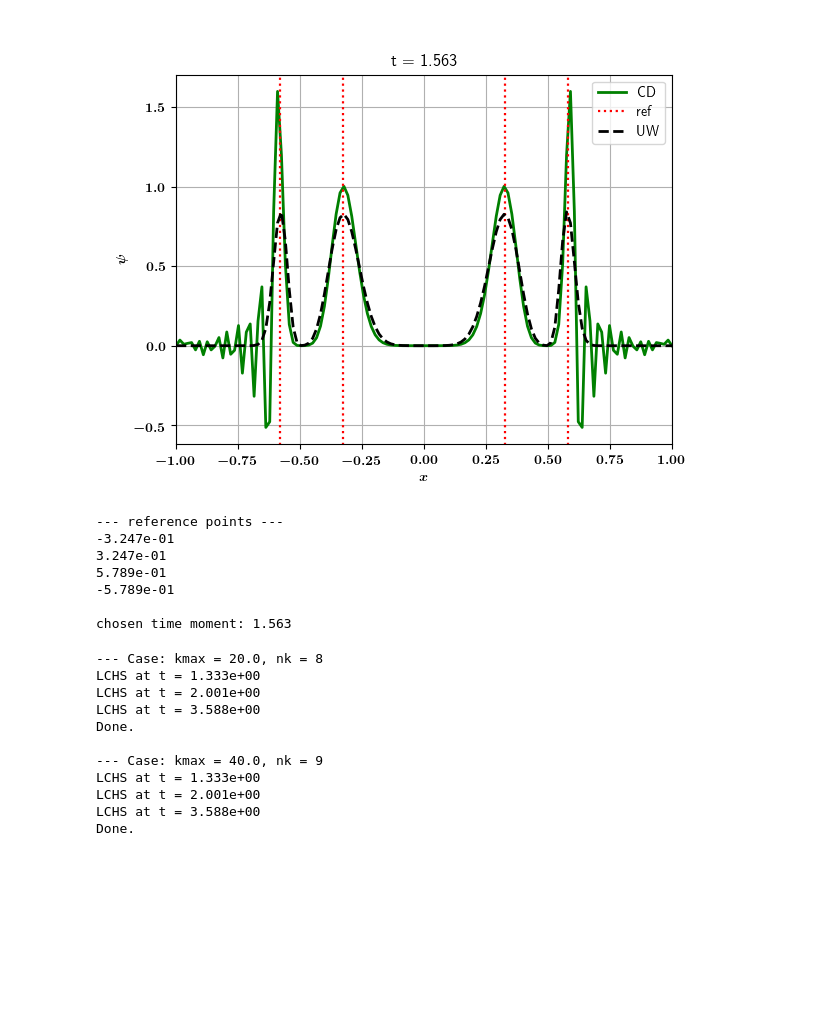
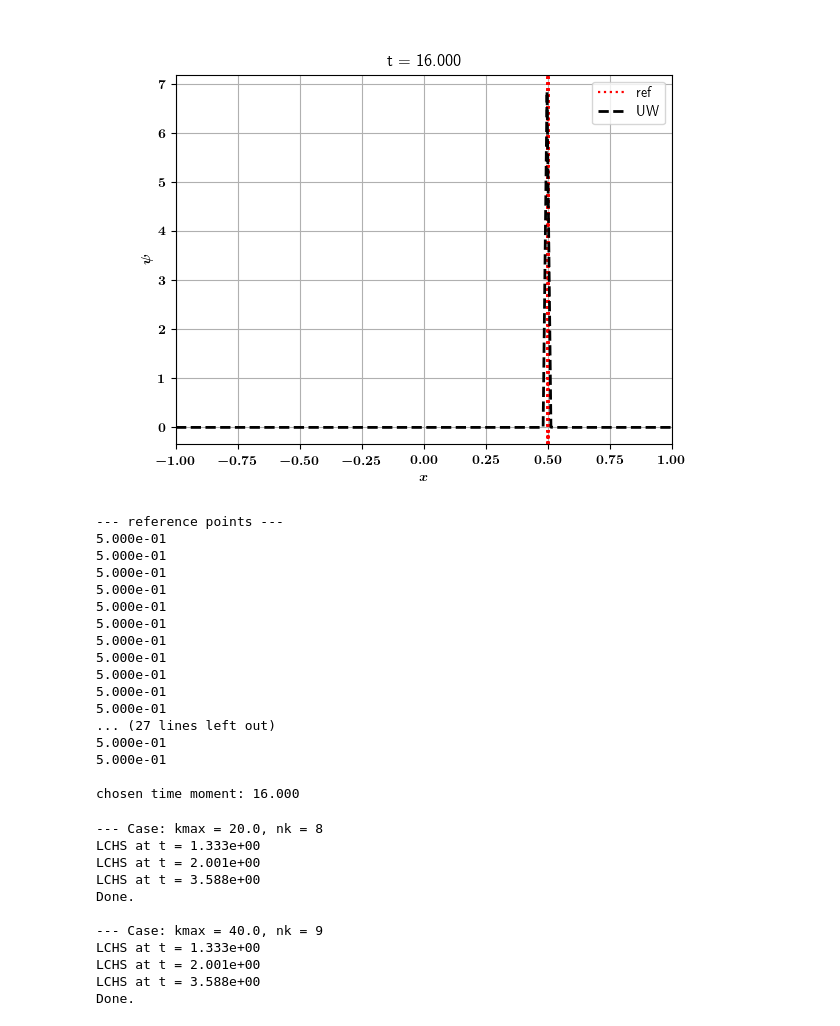
Before and after one commit to QuCF/scripts-py, a Jupyter notebook: jupyter-notebooks/NL/KvN-two-attractors.ipynb, the cells around one changed output. Cells and saved outputs as stored; diff of their text form; code cells hidden in the pictures; blank space fills up the shorter version.

```diff
--- a/jupyter-notebooks/NL/KvN-two-attractors.ipynb
+++ b/jupyter-notebooks/NL/KvN-two-attractors.ipynb
@@ -191,13 +210,15 @@ if flag_sim_:
         # --- Plotting ---
         ax.plot(
             t, sol_one,
-            color=colors_[i_center], linewidth = 2, linestyle='-',
-            label = "xc = {:0.2f}".format(x_center)
+            "b",
+            # color=colors_[i_center],
+            linewidth = 2, linestyle='-',
+            # label = "xc = {:0.2f}".format(x_center)
         )
         del x_center
     plt.xlabel('$t$')
     plt.ylabel("$x$")
-    plt.legend()
+    # plt.legend()
     plt.grid(True)
     plt.show()
 else:
@@ -217,12 +238,18 @@ mix.reload_module(kvn)
 from numba import njit
 import time
 
+# --- Initial condition ---
+if sel_case_ == 0:
+    psi_init = np.array(psi_init_)
+else:
+    psi_init = np.ones(Nx) * 2**(-nx/2.)
+
 # --- computation ---
 if flag_sim_:
     st = time.time()
 
-    psi_tx_matrix_CD   = kvn.solve_KvN_1D_using_Hamiltonian(t, Nx, psi_init_, H_CD)
-    psi_tx_matrix_UW   = kvn.solve_KvN_1D_using_Hamiltonian(t, Nx, psi_init_, H_UW)
+    psi_tx_matrix_CD   = kvn.solve_KvN_1D_using_Hamiltonian(t, Nx, psi_init, H_CD)
+    psi_tx_matrix_UW   = kvn.solve_KvN_1D_using_Hamiltonian(t, Nx, psi_init, H_UW)
 
     et = time.time()
     elapsed_time = et - st
@@ -233,4 +260,6 @@ if flag_sim_:
     mean_t_UW   = kvn.compute_mean_1D(x, Nt, psi_tx_matrix_UW)
 else:
     print("Simulations are blocked.")
+
+del psi_init
 # %% [output]
@@ -299,17 +352,22 @@ else:
 flag_save = False
 fname_CD = "CD_x_t1.dat"
 fname_UW = "UW_x_t1.dat"
-idt_moment = 160*5
+
+idt_moment = 160*5 # !!! main !!!
+idt_moment = Nt - 1
+
+flag_plot_CD = False
 
 # ------------------------------------------------------------
 if flag_sim_:
     fig = plt.figure()
     ax = fig.add_subplot(111)
-    ax.plot(
-        x, psi_tx_matrix_CD.real[idt_moment,:],
-        color="green", linewidth = 2.0, linestyle='-',
-        label = "CD"
-    )
+    if flag_plot_CD:
+        ax.plot(
+            x, psi_tx_matrix_CD.real[idt_moment,:],
+            color="green", linewidth = 2.0, linestyle='-',
+            label = "CD"
+        )
     ax.axvline(
         sol_refs[0][idt_moment],
         ymin = ax.get_ylim()[0], ymax = ax.get_ylim()[1]*2,
@@ -330,42 +388,52 @@ if flag_sim_:
     plt.xlim([-x_max,x_max])
     plt.xlabel('$x$')
     plt.ylabel("$\psi$")
     plt.title("t = {:0.3f}".format(t[idt_moment]))
     plt.grid(True)
     plt.legend()
     plt.show()
 
     # --- Save the 1D data ---
     if flag_save:
         mix.save_dat_plot_1d_file(
             path_save_ + "/" + fname_CD,
             x,
             psi_tx_matrix_CD.real[idt_moment,:]
         )
         mix.save_dat_plot_1d_file(
             path_save_ + "/" + fname_UW,
             x,
             psi_tx_matrix_UW.real[idt_moment,:]
         )
     # --- Print the reference points ---
     print("\n--- reference points ---")
     for i_center in range(len(sol_refs)):
         print("{:0.3e}".format(sol_refs[i_center][idt_moment]))
     print()
     print("chosen time moment: {:0.3f}".format(t[idt_moment]))
 else:
     print("Simulations are blocked.")
 
-del idt_moment, flag_save, fname_CD, fname_UW
+del idt_moment, flag_save, fname_CD, fname_UW, flag_plot_CD
 # %% [output]
-[figure, old version]
+[figure, new version]
 --- reference points ---
--3.247e-01
-3.247e-01
-5.789e-01
--5.789e-01
+5.000e-01
+5.000e-01
+5.000e-01
+5.000e-01
+5.000e-01
+5.000e-01
+5.000e-01
+5.000e-01
+5.000e-01
+5.000e-01
+5.000e-01
+... (27 lines left out)
+5.000e-01
+5.000e-01
 
-chosen time moment: 1.563
+chosen time moment: 16.000
 # %%
 # ***********************************************************************************************************
 # ***********************************************************************************************************
```
Also changed, not shown: parts of 6 cells of this notebook, 6 other files.
